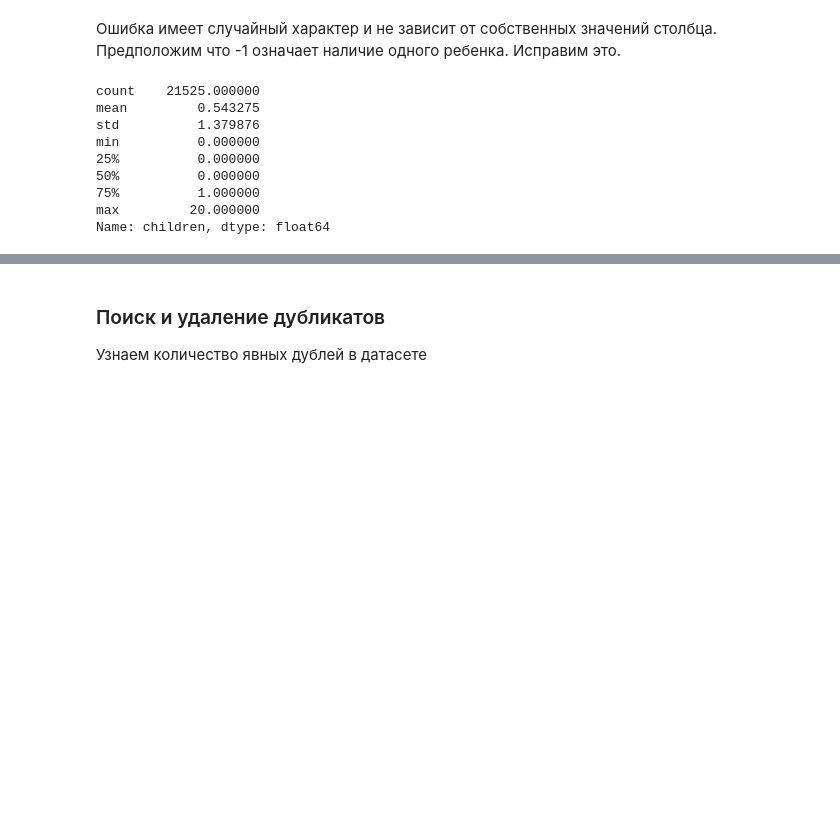
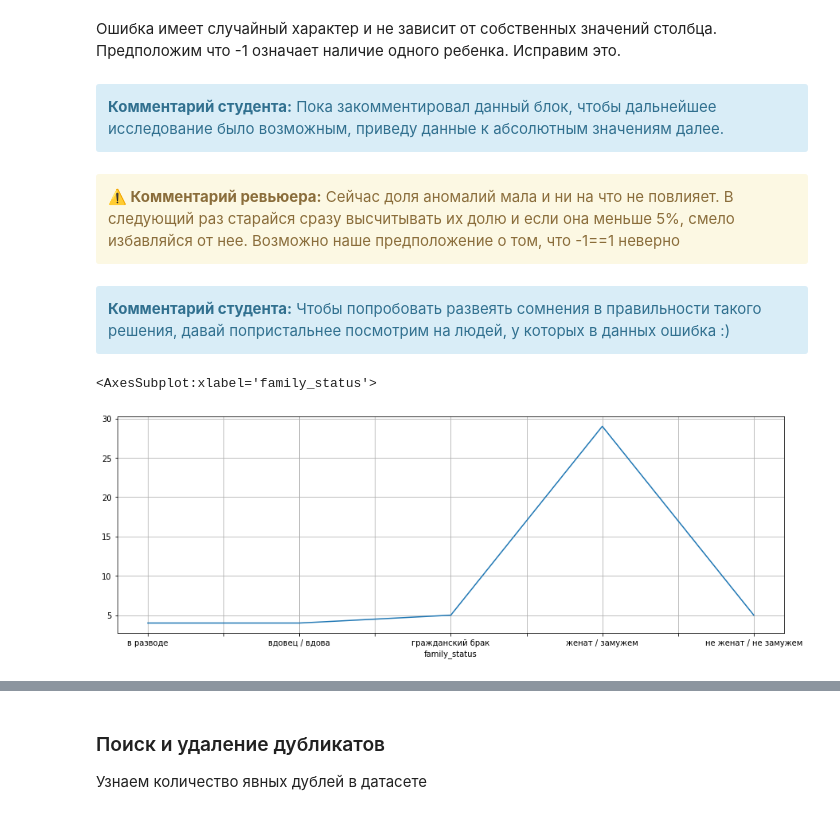
Before and after one commit to versus666jzx/practicum_ds, a Jupyter notebook: module_2/notebooks/credit_scoring.ipynb, the cells around one changed output, grey strips where cells are left out. Saved outputs shown, nothing was run; the diff lists cells and outputs as text; code cells hidden in the pictures; blank space fills up the shorter version.

```diff
--- a/module_2/notebooks/credit_scoring.ipynb
+++ b/module_2/notebooks/credit_scoring.ipynb
@@ -44,7 +71,7 @@ from pymystem3 import Mystem
 mystem = Mystem().lemmatize # создаем объект Mystem
 # %%
 # прочитаем предоставленный датасет
-data = pd.read_csv('../data/data.csv')
+data = pd.read_csv('G:\practicum_ds\module_2\data\data.csv')
 
 # посмотрим информацию о содержании колонок
 data.info()
@@ -460,17 +502,26 @@ for column in columns:
 # %% [markdown]
 Ошибка имеет случайный характер и не зависит от собственных значений столбца.
 Предположим что -1 означает наличие одного ребенка. Исправим это.
+# %% [markdown]
+<div class="alert alert-info"> <b>Комментарий студента:</b>
+Пока закомментировал данный блок, чтобы дальнейшее исследование было возможным, приведу данные к абсолютным значениям далее.
+</div>
 # %%
-data['children'] = data['children'].abs()
+#data['children'] = data['children'].abs()
 # удостоверимся что ошибка исправлена
-data['children'].describe()
+#data['children'].describe()
-# %% [output]
-count    21525.000000
-mean         0.543275
-std          1.379876
-min          0.000000
-25%          0.000000
-50%          0.000000
-75%          1.000000
-max         20.000000
-Name: children, dtype: float64
+# %% [markdown]
+<div class="alert alert-warning">
+<b>⚠️ Комментарий ревьюера:</b> Сейчас доля аномалий мала и ни на что не повлияет. В следующий раз старайся сразу высчитывать их долю и если она меньше 5%, смело избавляйся от нее. Возможно наше предположение о том, что -1==1 неверно
+
+</div>
+# %% [markdown]
+<div class="alert alert-info"> <b>Комментарий студента:</b>
+Чтобы попробовать развеять сомнения в правильности такого решения, давай попристальнее посмотрим на людей, у которых в данных ошибка :)
+</div>
+# %%
+# сеймейное положение людей, у которых в данных указано количество детей -1
+display(data.query("children == -1").groupby('family_status')['children'].count().plot(figsize=(15, 5), grid=True))
+# %% [output]
+<AxesSubplot:xlabel='family_status'>
+[figure, added]
```
Also changed, not shown: parts of 38 cells of this notebook.
